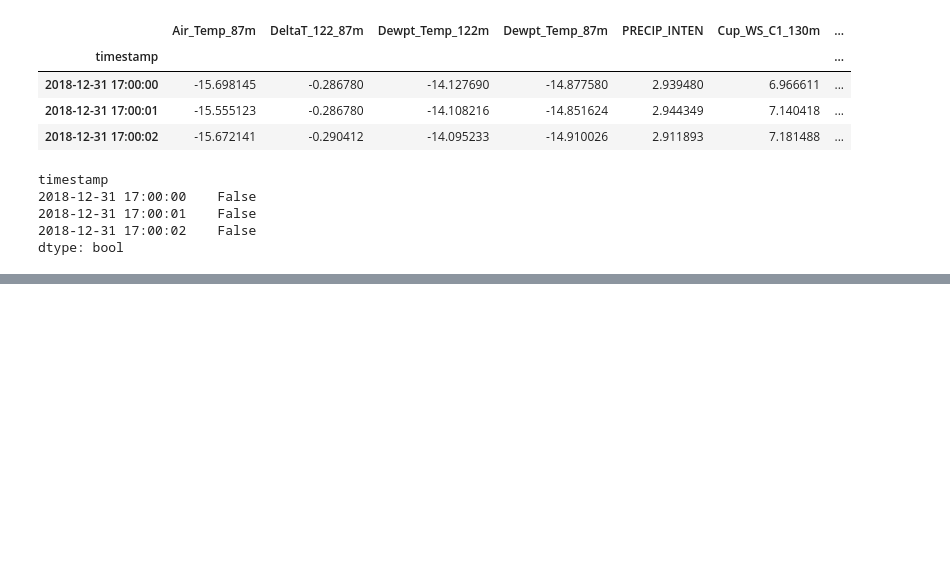
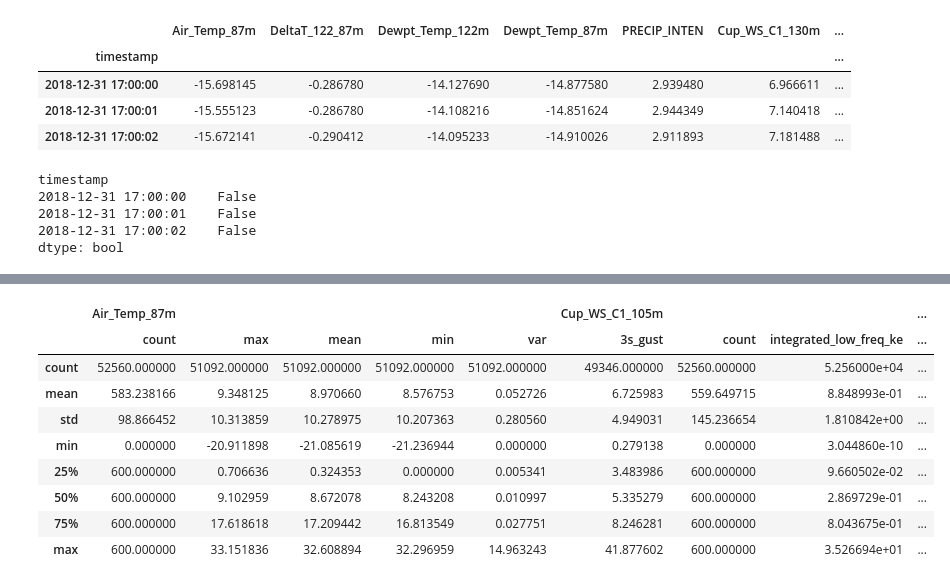
Before and after one commit to TrentonBush/turbulence_spectra, a Jupyter notebook: notebooks/09_aggregate_cup_data.ipynb, the cells around one changed output, grey strips where cells are left out. Drawn from its saved outputs; the diff is of its cells as text; code cells hidden in the pictures; blank space fills up the shorter version.

```diff
--- a/notebooks/09_aggregate_cup_data.ipynb
+++ b/notebooks/09_aggregate_cup_data.ipynb
@@ -45,0 +91,3 @@ onehz.loc[:, ['Cup_WS_C1_105m', 'Cup_WS_C1_130m']] = onehz.loc[:, ['Cup_WS_C1_10
+# %%
+gust.columns = pd.MultiIndex.from_product([anemometers, ['3s_gust']])
+gust.head(2)
@@ -45,0 +107,12 @@ onehz.loc[:, ['Cup_WS_C1_105m', 'Cup_WS_C1_130m']] = onehz.loc[:, ['Cup_WS_C1_10
+# %%
+def agg_func(series):
+    """Thin wrapper to convert pd.Series to ndarray. Take index [0] while I'm here for tiny speedup"""
+    return integrated_spectral_densities(series.to_numpy(),
+                                         eval_freqs=(1/30,),
+                                         square=True,
+                                         sample_freq=1.
+                                        )[0]
+# %%
+targets = onehz[anemometers].interpolate(method='linear').resample('10min').agg(agg_func)
+targets.columns = pd.MultiIndex.from_product([anemometers, ['integrated_low_freq_ke']])
+targets.head(2)
@@ -45,0 +125,15 @@ onehz.loc[:, ['Cup_WS_C1_105m', 'Cup_WS_C1_130m']] = onehz.loc[:, ['Cup_WS_C1_10
+# %%
+aggs = pd.concat([aggs, gust, targets], axis=1).sort_index(axis=1)
+# %%
+aggs.describe()
+# %% [output]
+|  | Air_Temp_87m |  |  |  |  | Cup_WS_C1_105m |  |  | ... |
+|  | count | max | mean | min | var | 3s_gust | count | integrated_low_freq_ke | ... |
+| count | 52560.000000 | 51092.000000 | 51092.000000 | 51092.000000 | 51092.000000 | 49346.000000 | 52560.000000 | 5.256000e+04 | ... |
+| mean | 583.238166 | 9.348125 | 8.970660 | 8.576753 | 0.052726 | 6.725983 | 559.649715 | 8.848993e-01 | ... |
+| std | 98.866452 | 10.313859 | 10.278975 | 10.207363 | 0.280560 | 4.949031 | 145.236654 | 1.810842e+00 | ... |
+| min | 0.000000 | -20.911898 | -21.085619 | -21.236944 | 0.000000 | 0.279138 | 0.000000 | 3.044860e-10 | ... |
+| 25% | 600.000000 | 0.706636 | 0.324353 | 0.000000 | 0.005341 | 3.483986 | 600.000000 | 9.660502e-02 | ... |
+| 50% | 600.000000 | 9.102959 | 8.672078 | 8.243208 | 0.010997 | 5.335279 | 600.000000 | 2.869729e-01 | ... |
+| 75% | 600.000000 | 17.618618 | 17.209442 | 16.813549 | 0.027751 | 8.246281 | 600.000000 | 8.043675e-01 | ... |
+| max | 600.000000 | 33.151836 | 32.608894 | 32.296959 | 14.963243 | 41.877602 | 600.000000 | 3.526694e+01 | ... |
```
Also changed, not shown: parts of 12 cells of this notebook.
